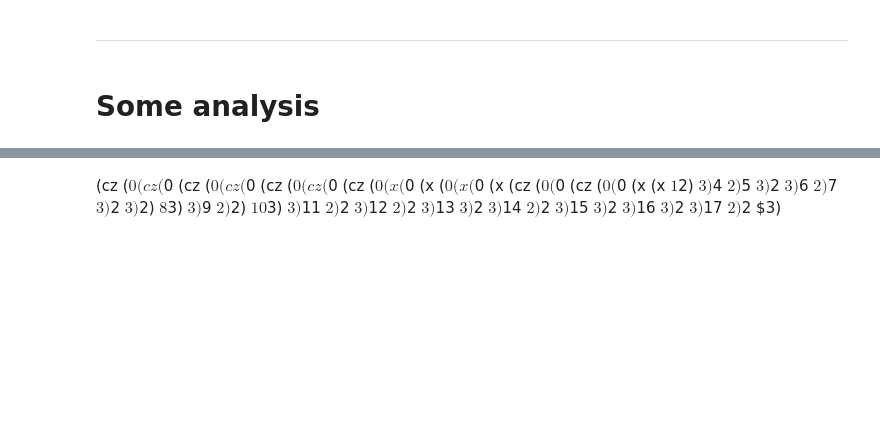
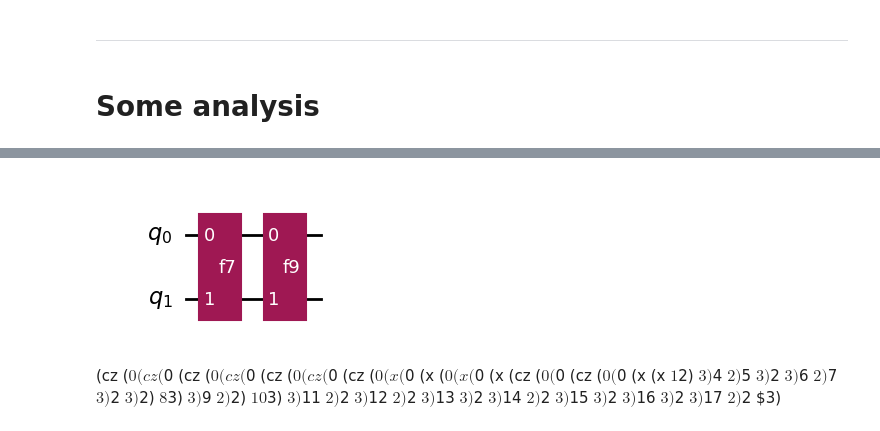
Before and after one commit to lsarra/ground-state-discovery, a Jupyter notebook: test_decomposition.ipynb, the cells around one changed output, grey strips where cells are left out. Drawn from its saved outputs; the diff is of its cells as text; code cells hidden in the pictures; blank space fills up the shorter version.

```diff
--- a/test_decomposition.ipynb
+++ b/test_decomposition.ipynb
@@ -432,3 +622,7 @@ ParseFailure: ('#(lambda (lambda (lambda (lambda (lambda (sx (rz (rz (sx (x (sx
+# %%
+solved_tasks[3][2].draw("mpl")
+# %% [output]
+[figure, added]
 # %% [markdown]
 (cz ($0 (cz ($0 (cz ($0 (cz ($0 (cz ($0 (cz ($0 (cz ($0 (x ($0 (x ($0 (x ($0 (x (cz ($0 ($0 (cz ($0 ($0 (x (x $1 $2) $3) $4 $2) $5 $3) $2 $3) $6 $2) $7 $3) $2 $3) $2) $8 $3) $3) $9 $2) $2) $10 $3) $3) $11 $2) $2 $3) $12 $2) $2 $3) $13 $3) $2 $3) $14 $2) $2 $3) $15 $3) $2 $3) $16 $3) $2 $3) $17 $2) $2 $3)
 # %%
```
Also changed, not shown: parts of 26 cells of this notebook, 5 other files.
